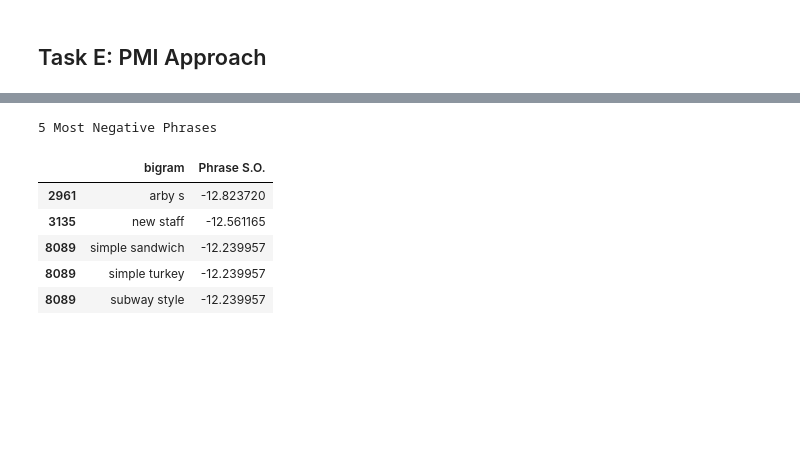
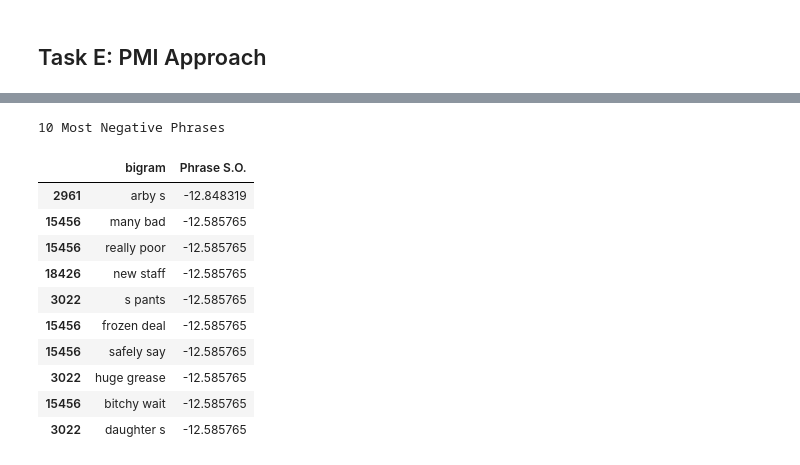
Before and after one commit to brbeckelman/MSBA-Class, a Jupyter notebook: Assignment2/Assignment2 - Task E (DG).ipynb, the cells around one changed output, grey strips where cells are left out. Saved outputs shown, nothing was run; the diff lists cells and outputs as text; code cells hidden in the pictures; blank space fills up the shorter version.

```diff
--- a/Assignment2/Assignment2 - Task E (DG).ipynb
+++ b/Assignment2/Assignment2 - Task E (DG).ipynb
@@ -285,9 +280,8 @@ from nltk.tokenize import RegexpTokenizer
 from nltk.util import bigrams
 from nltk import pos_tag
 import re
-from string import digits
 
-yelp_pmi = yelp[['rating','Review']].sample(5000, random_state=5)
+yelp_pmi = yelp[['rating','Review']].sample(10000, random_state=5)
 
 def tokenize(text):
     text = text.decode('utf-8').strip()
@@ -297,3 +291,6 @@ def tokenize(text):
 # Tokenize all job descriptions from sample
 yelp_pmi['tokenized'] = yelp_pmi['Review'].apply(tokenize)
 yelp_pmi['combined_bigram'] = yelp_pmi['tokenized'].apply(lambda row: list(bigrams(pos_tag(row))))
+
+#Drop 1 word reviews
+yelp_pmi = yelp_pmi[yelp_pmi['tokenized'].apply(len) > 1]
@@ -407,11 +407,16 @@ yelp_pmi_pos[['bigram','Phrase S.O.']].sort(['Phrase S.O.'], ascending=0).drop_d
 # %%
-print "5 Most Negative Phrases"
-yelp_pmi_pos[['bigram','Phrase S.O.']].sort(['Phrase S.O.']).drop_duplicates().head(5)
+print "10 Most Negative Phrases:"
+yelp_pmi_pos[['bigram','Phrase S.O.']].sort(['Phrase S.O.']).drop_duplicates().head(10)
 # %% [output]
-5 Most Negative Phrases
+10 Most Negative Phrases
 |  | bigram | Phrase S.O. |
-| 2961 | arby s | -12.823720 |
-| 3135 | new staff | -12.561165 |
-| 8089 | simple sandwich | -12.239957 |
-| 8089 | simple turkey | -12.239957 |
-| 8089 | subway style | -12.239957 |
+| 2961 | arby s | -12.848319 |
+| 15456 | many bad | -12.585765 |
+| 15456 | really poor | -12.585765 |
+| 18426 | new staff | -12.585765 |
+| 3022 | s pants | -12.585765 |
+| 15456 | frozen deal | -12.585765 |
+| 15456 | safely say | -12.585765 |
+| 3022 | huge grease | -12.585765 |
+| 15456 | bitchy wait | -12.585765 |
+| 3022 | daughter s | -12.585765 |
```
Also changed, not shown: parts of 8 cells of this notebook.
